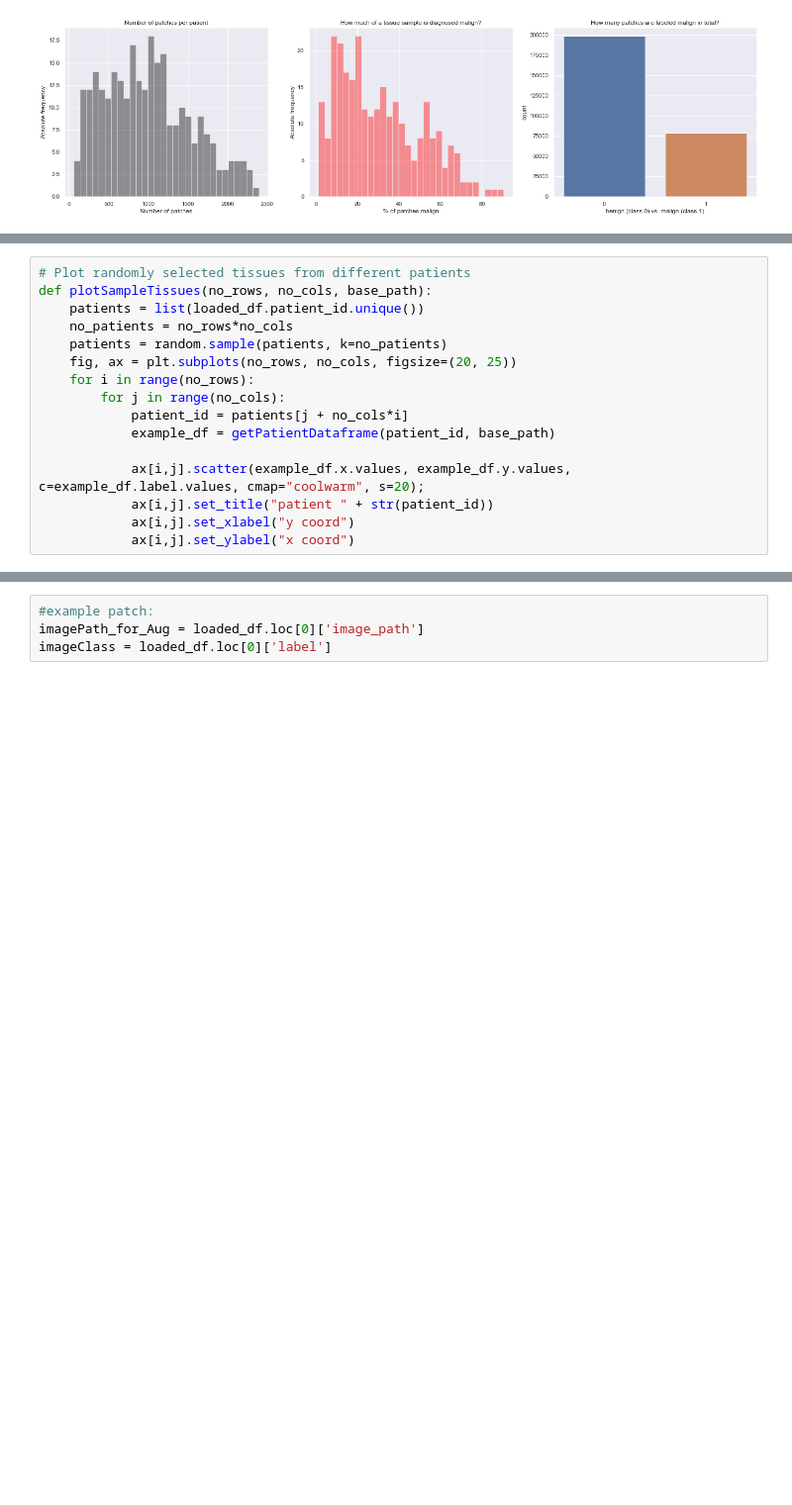
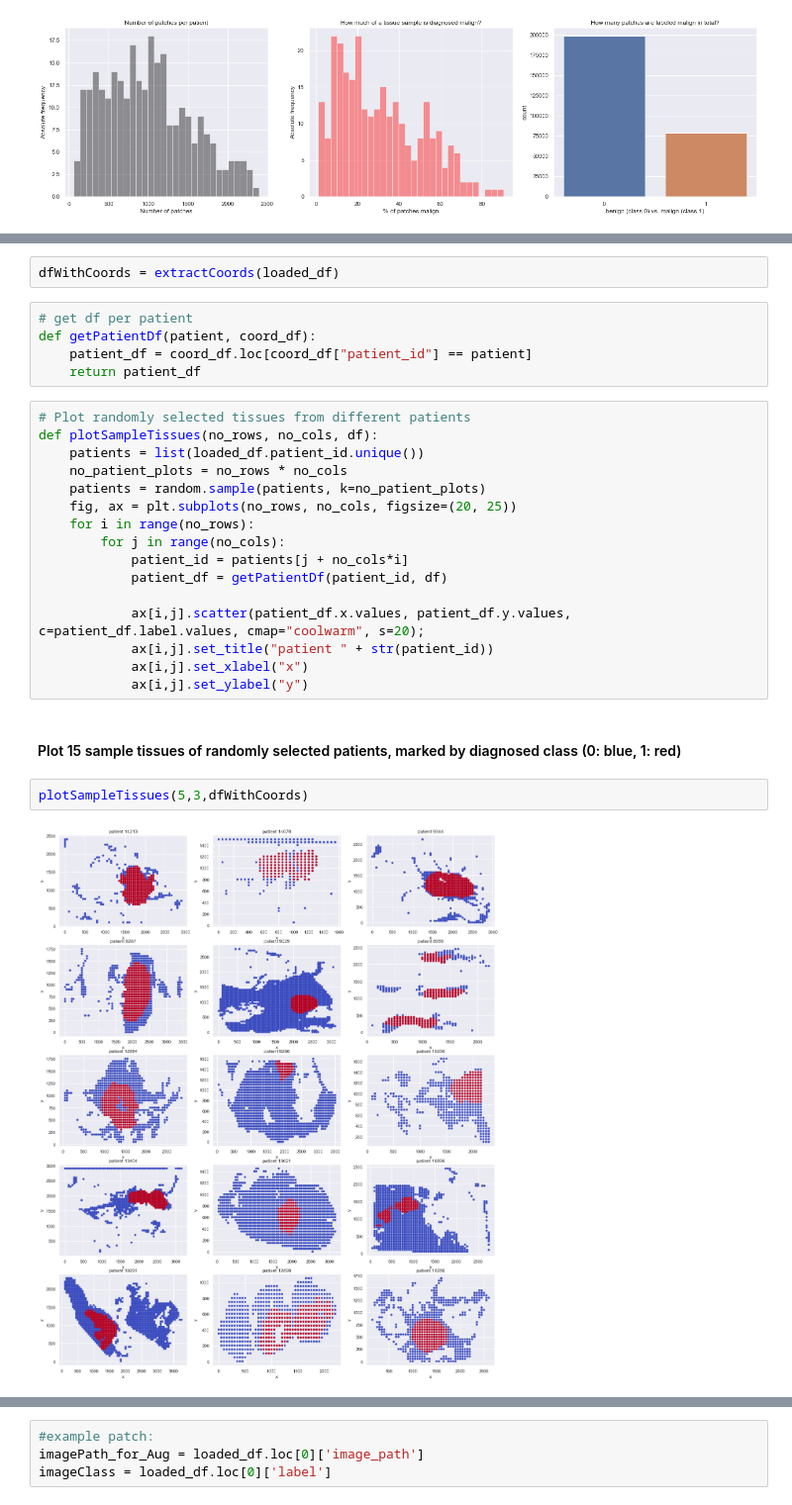
Before and after one commit to rosaba/breastcancer-cnn, a Jupyter notebook: CNN_BreastCancer_analysis_preprocess.ipynb, the cells around one changed output, grey strips where cells are left out. Shown at 99% size. Drawn from its saved outputs; the diff is of its cells as text; blank space fills up the shorter version.

```diff
--- a/CNN_BreastCancer_analysis_preprocess.ipynb
+++ b/CNN_BreastCancer_analysis_preprocess.ipynb
@@ -335,16 +241,0 @@ d
-# %%
-# Plot randomly selected tissues from different patients
-def plotSampleTissues(no_rows, no_cols, base_path):
-    patients = list(loaded_df.patient_id.unique())
-    no_patients = no_rows*no_cols
-    patients = random.sample(patients, k=no_patients)
-    fig, ax = plt.subplots(no_rows, no_cols, figsize=(20, 25))
-    for i in range(no_rows):
-        for j in range(no_cols):
-            patient_id = patients[j + no_cols*i]
-            example_df = getPatientDataframe(patient_id, base_path)
-
-            ax[i,j].scatter(example_df.x.values, example_df.y.values, c=example_df.label.values, cmap="coolwarm", s=20);
-            ax[i,j].set_title("patient " + str(patient_id))
-            ax[i,j].set_xlabel("y coord")
-            ax[i,j].set_ylabel("x coord")
@@ -499,0 +257,29 @@ In the first section we will do some "manual" augmentation and visualize the res
+# %%
+dfWithCoords = extractCoords(loaded_df)
+# %%
+# get df per patient
+def getPatientDf(patient, coord_df):
+    patient_df = coord_df.loc[coord_df["patient_id"] == patient]
+    return patient_df
+# %%
+# Plot randomly selected tissues from different patients
+def plotSampleTissues(no_rows, no_cols, df):
+    patients = list(loaded_df.patient_id.unique())
+    no_patient_plots = no_rows * no_cols
+    patients = random.sample(patients, k=no_patient_plots)
+    fig, ax = plt.subplots(no_rows, no_cols, figsize=(20, 25))
+    for i in range(no_rows):
+        for j in range(no_cols):
+            patient_id = patients[j + no_cols*i]
+            patient_df = getPatientDf(patient_id, df)
+
+            ax[i,j].scatter(patient_df.x.values, patient_df.y.values, c=patient_df.label.values, cmap="coolwarm", s=20);
+            ax[i,j].set_title("patient " + str(patient_id))
+            ax[i,j].set_xlabel("x")
+            ax[i,j].set_ylabel("y")
+# %% [markdown]
+#### Plot 15 sample tissues of randomly selected patients, marked by diagnosed class (0: blue, 1: red)
+# %%
+plotSampleTissues(5,3,dfWithCoords)
+# %% [output]
+[figure, added]
```
Also changed, not shown: parts of 81 cells of this notebook.
